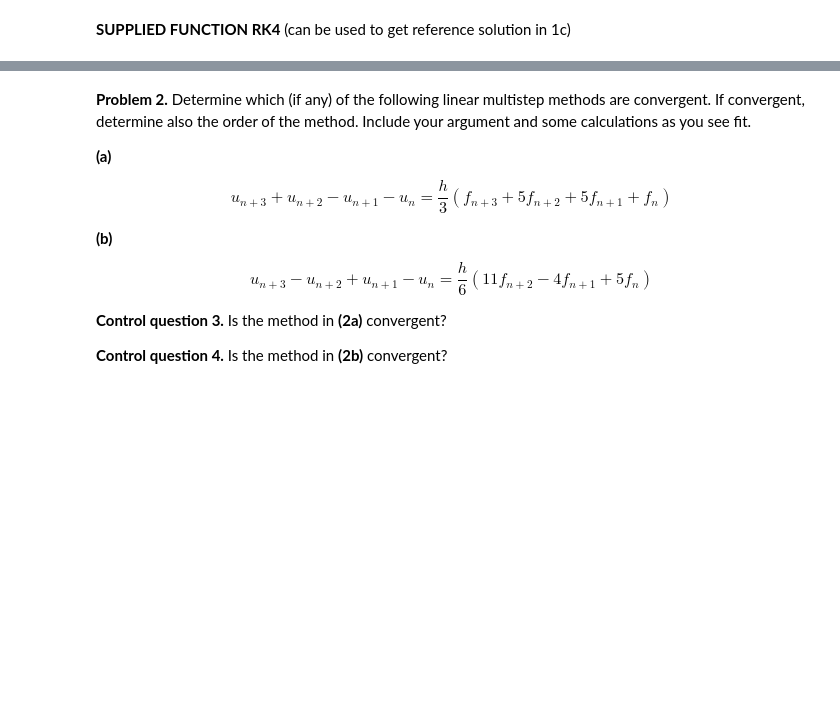
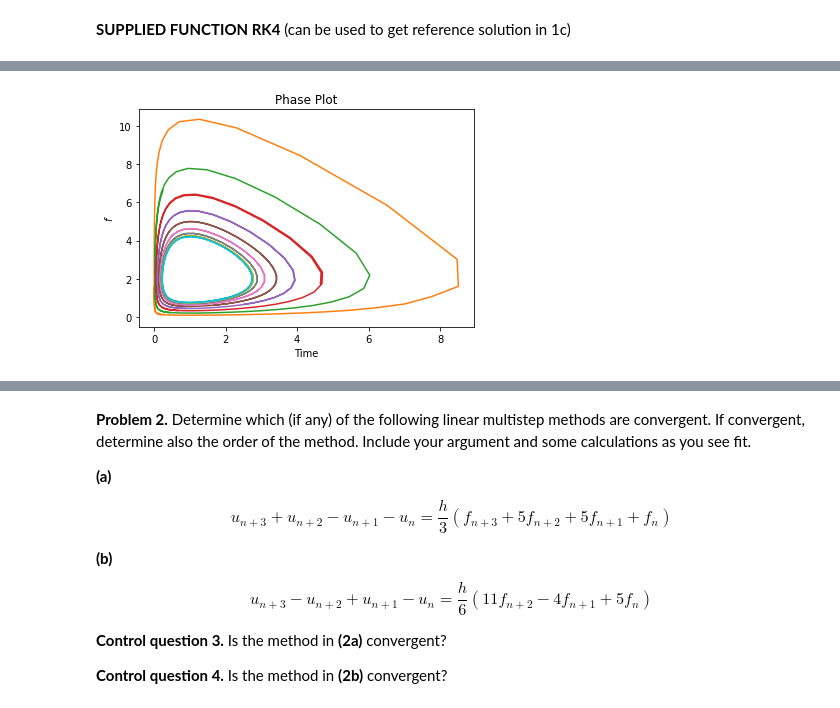
Before and after one commit to isakhammer/research, a Jupyter notebook: mathematics/numerical-analysis/numerical-math-tma4215/exercises/assignment-3.ipynb, the cells around one changed output, grey strips where cells are left out. Drawn from its saved outputs; the diff is of its cells as text; code cells hidden in the pictures; blank space fills up the shorter version.

```diff
--- a/mathematics/numerical-analysis/numerical-math-tma4215/exercises/assignment-3.ipynb
+++ b/mathematics/numerical-analysis/numerical-math-tma4215/exercises/assignment-3.ipynb
@@ -212,0 +132,86 @@ Answer to Control question 2
+# %%
+# T_end version
+def AMB2_end(f,y_0,t_0,T,h):
+
+    N = int((T- t_0)/h)
+    TT = np.linspace(t_0, T, N)
+    YY = np.zeros((N, y_0.shape[0]))
+    YY[0] = y_0
+
+    # Euler Startup
+    k1 = f(TT[0], YY[0])
+    k2 = f(TT[1], YY[1] + h*k1)
+    YY[1] = YY[0] + h*0.5*(k1 + k2)
+
+    for i in range(2, N):
+      YY[i] =  h*( (3/2)*f(TT[i-1], YY[i-1]) - (1/2)*f(TT[i-2], YY[i-2])) + YY[i-1]
+    return YY[-1]
+# %%
+import matplotlib.pyplot as plt
+
+# Answer to 1b)
+print("Answer to 1b)")
+'''Fill inn code here'''
+y_0 = np.array([2,1])
+t_0 = 0
+T = 10
+h = 0.08
+f = LV
+
+K = np.linspace(0,1,10)
+for k in K:
+  TT,YY = AMB2(f, k*y_0 , t_0 , T ,h)
+  plt.plot(YY[:,0],YY[:,1])
+plt.title("Phase Plot")
+plt.xlabel("Time")
+plt.ylabel("$f$")
+plt.show()
+
+
+# Answer to Control question 1
+
+print("Answer to Control question 1")
+'''Fill in code here'''
+
+y_0 = np.array([2,1])
+t_0 = 0
+T = 2
+h = 0.03
+f = LV
+
+
+TT,YY = AMB2(f, k*y_0 , t_0 , T ,h)
+
+
+print("Best guess for u",  YY[-1, 1])
+
+
+
+# 1c)  order test
+
+print("\n\n Answer to 1c)\n")
+
+# Use RK4 to get a good estimate.
+f = LV
+t0 = 0
+T = 10
+y0 = np.array([1,1])
+
+HH = np.logspace(-4,-1,20)
+Y_ex = RK4(f,y0,t0,T,h)
+
+YY_e = np.zeros(HH.shape)
+print("shape: ", HH.shape)
+
+Y_AMB= AMB2_end(f,y0,t0,T,HH)
+YY_e = np.linalg.norm(Y_AMB - Y_ex)
+
+plt.plot(YY_e, HH)
+
+plt.show()
+
+
+# Answer to Control question 1
+
+print("\n\n\nAnswer to Control question 2")
+# %% [output]
@@ -212,0 +219 @@ Answer to Control question 2
+[figure, added]
```
Also changed, not shown: parts of 4 cells of this notebook.
